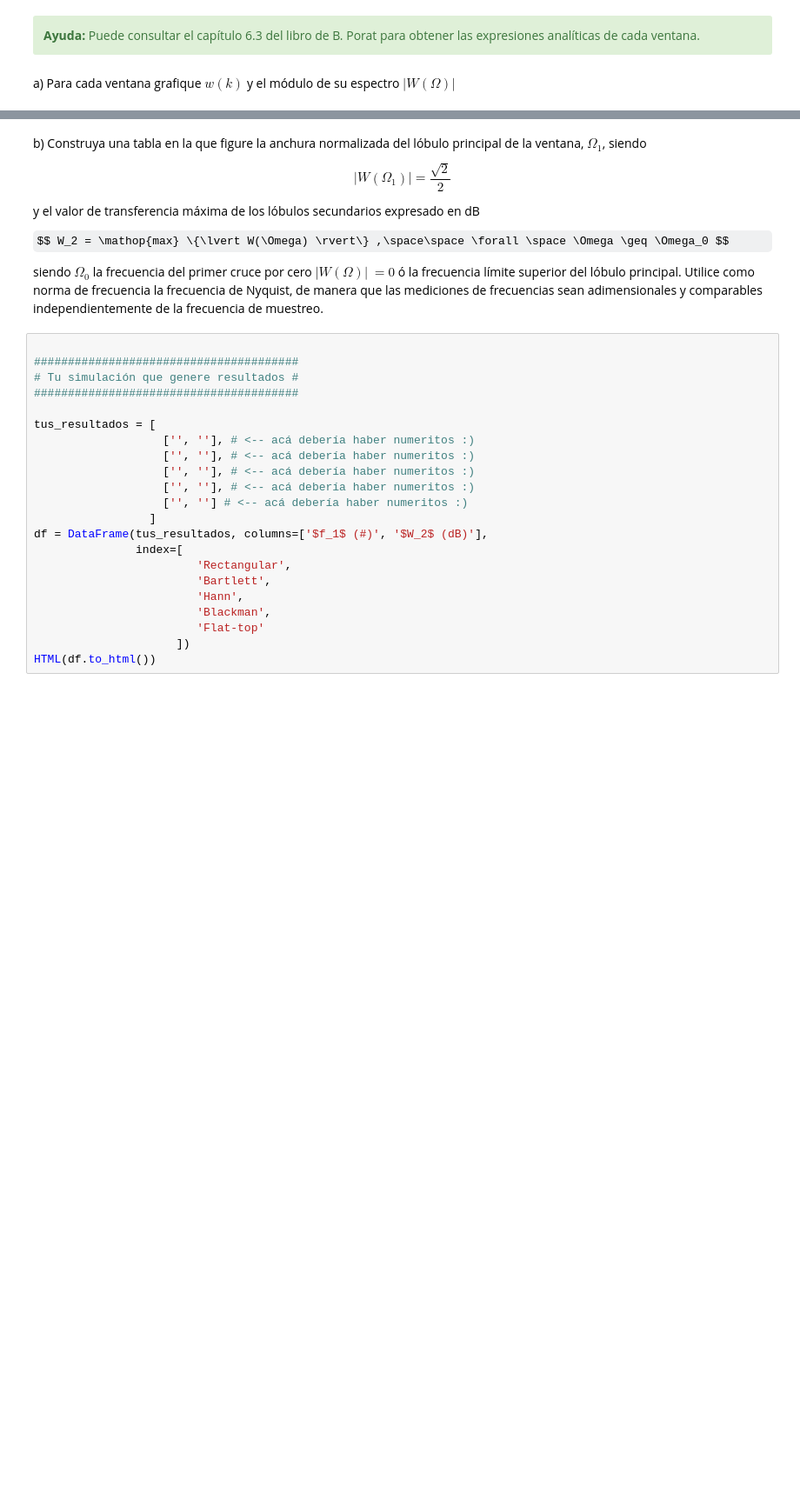
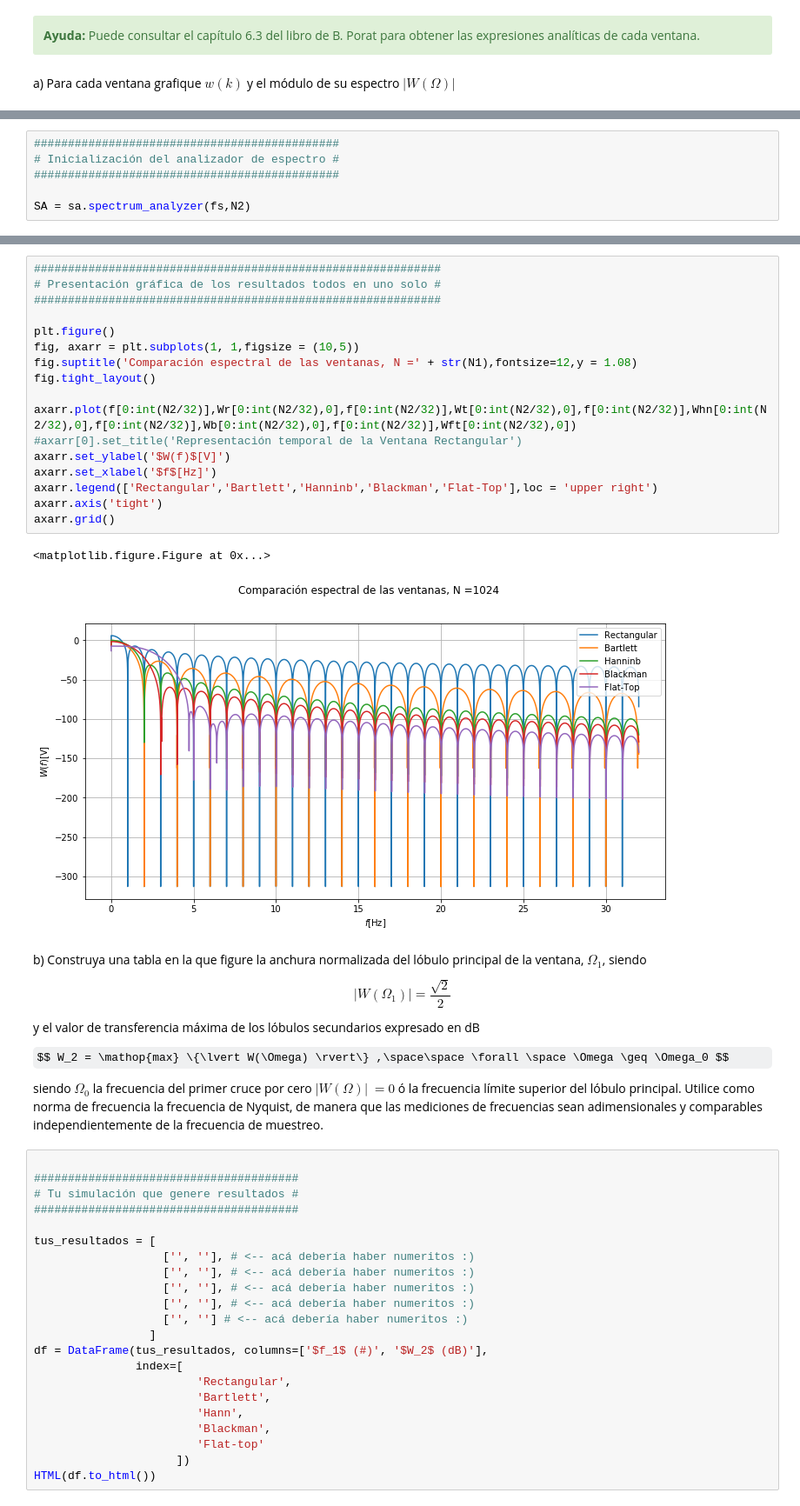
Before and after one commit to LisandroRobles/tp2, a Jupyter notebook: TP2 - Ventanas.ipynb, the cells around one changed output, grey strips where cells are left out. Shown: that part at 87% size. Drawn from its saved outputs; the diff is of its cells as text; some formulas as TeX source; blank space fills up the shorter version.

```diff
--- a/TP2 - Ventanas.ipynb
+++ b/TP2 - Ventanas.ipynb
@@ -44,0 +65,6 @@ fs = 1000 # Hz
+# %%
+#############################################
+# Inicialización del analizador de espectro #
+#############################################
+
+SA = sa.spectrum_analyzer(fs,N2)
@@ -45,3 +191,23 @@ fs = 1000 # Hz
+# %%
+############################################################
+# Presentación gráfica de los resultados todos en uno solo #
+############################################################
+
+plt.figure()
+fig, axarr = plt.subplots(1, 1,figsize = (10,5))
+fig.suptitle('Comparación espectral de las ventanas, N =' + str(N1),fontsize=12,y = 1.08)
+fig.tight_layout()
+
+axarr.plot(f[0:int(N2/32)],Wr[0:int(N2/32),0],f[0:int(N2/32)],Wt[0:int(N2/32),0],f[0:int(N2/32)],Whn[0:int(N2/32),0],f[0:int(N2/32)],Wb[0:int(N2/32),0],f[0:int(N2/32)],Wft[0:int(N2/32),0])
+#axarr[0].set_title('Representación temporal de la Ventana Rectangular')
+axarr.set_ylabel('$W(f)$[V]')
+axarr.set_xlabel('$f$[Hz]')
+axarr.legend(['Rectangular','Bartlett','Hanninb','Blackman','Flat-Top'],loc = 'upper right')
+axarr.axis('tight')
+axarr.grid()
+# %% [output]
+<matplotlib.figure.Figure at 0x...>
+[figure, added]
 # %% [markdown]
 b) Construya una tabla en la que figure la anchura normalizada del lóbulo principal  de la ventana, $\Omega_1$, siendo
 
```
Also changed, not shown: parts of 7 cells of this notebook, 2 other files.
